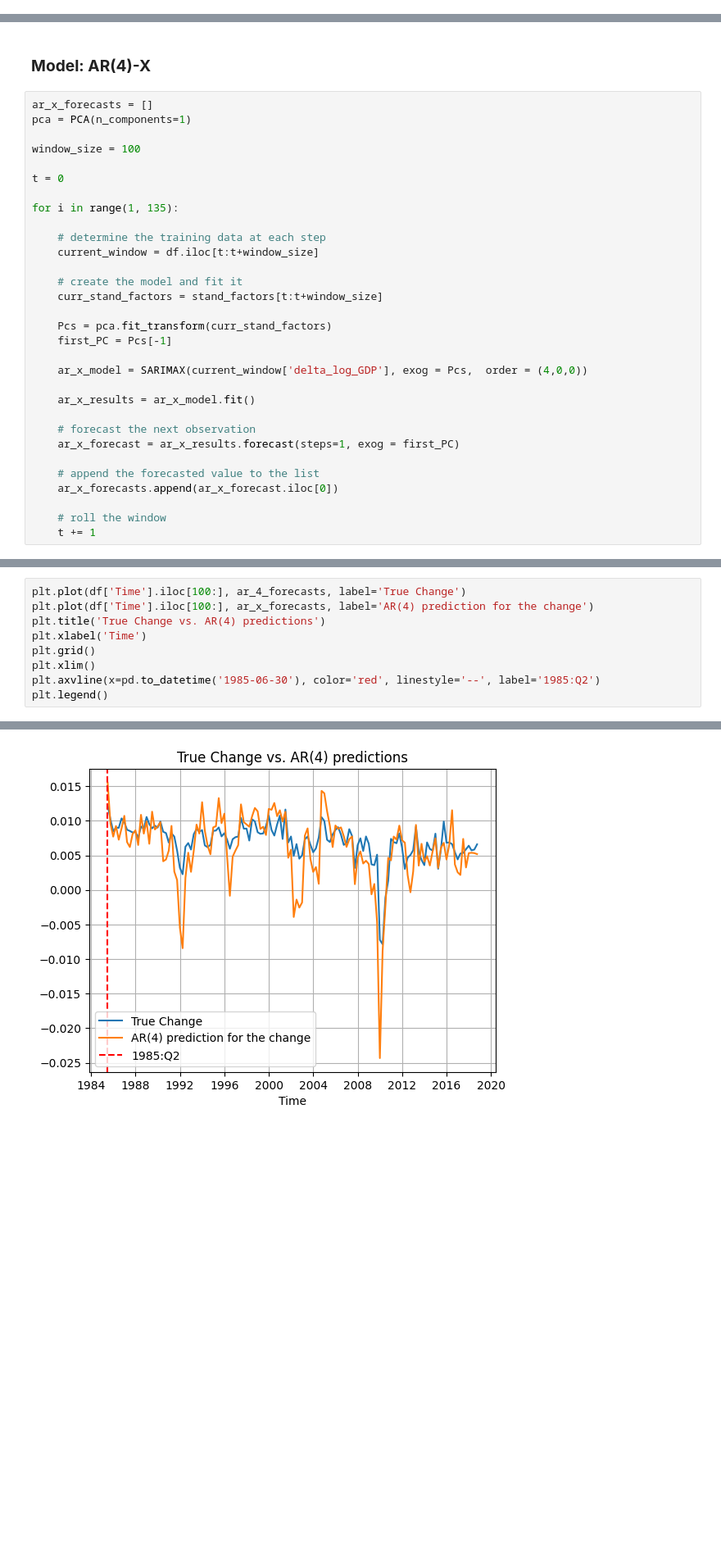
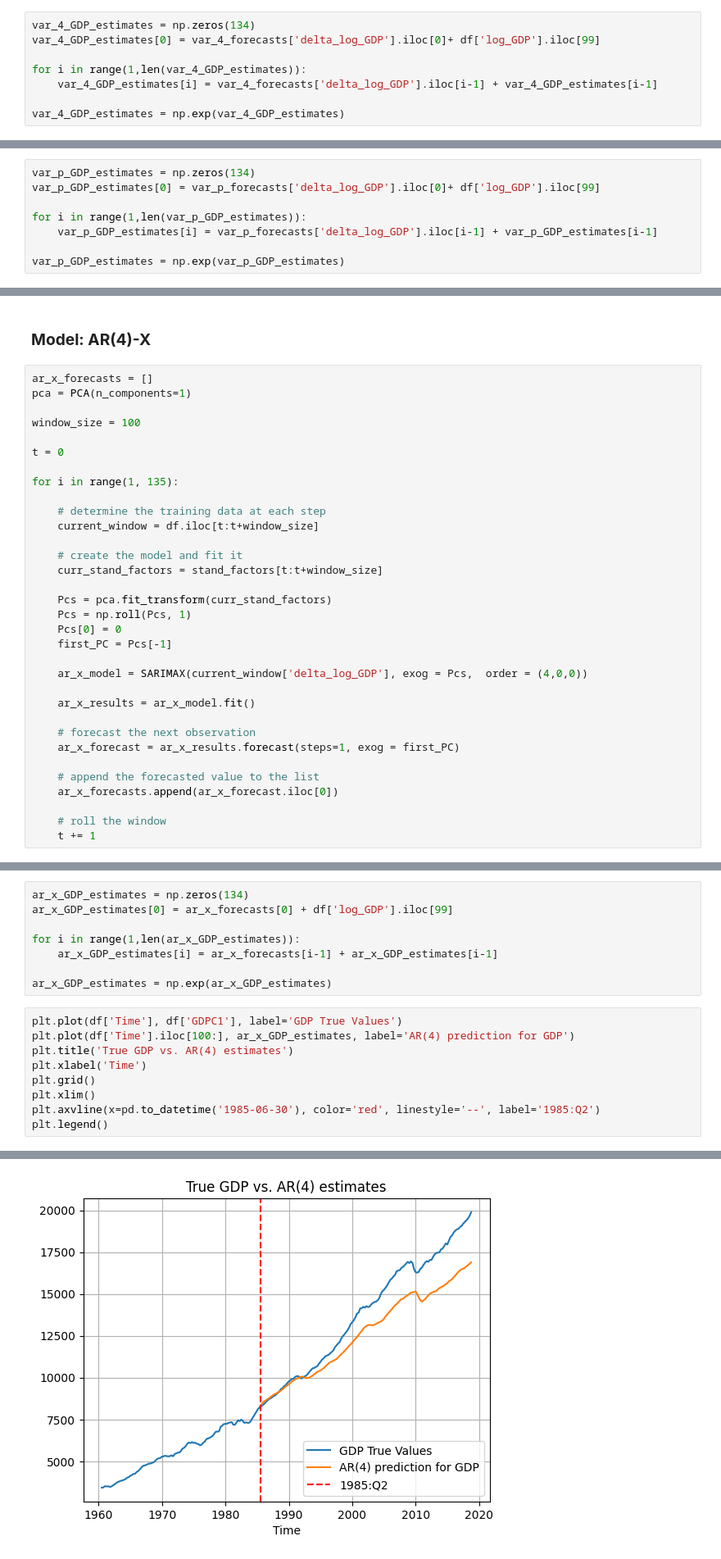
Before and after one commit to giordanovitale/Time-Series-Project, a Jupyter notebook: ts_project.ipynb, the cells around one changed output, grey strips where cells are left out. Shown: that part at 82% size. Cells and saved outputs as stored; diff of their text form; blank space fills up the shorter version.

```diff
--- a/ts_project.ipynb
+++ b/ts_project.ipynb
@@ -217,3 +219,11 @@ for i in range(1, 135):
 
     # roll the window
     t += 1
+# %%
+var_4_GDP_estimates = np.zeros(134)
+var_4_GDP_estimates[0] = var_4_forecasts['delta_log_GDP'].iloc[0]+ df['log_GDP'].iloc[99]
+
+for i in range(1,len(var_4_GDP_estimates)):
+    var_4_GDP_estimates[i] = var_4_forecasts['delta_log_GDP'].iloc[i-1] + var_4_GDP_estimates[i-1]
+
+var_4_GDP_estimates = np.exp(var_4_GDP_estimates)
@@ -254 +274,9 @@ for i in range(1, 135):
+# %%
+var_p_GDP_estimates = np.zeros(134)
+var_p_GDP_estimates[0] = var_p_forecasts['delta_log_GDP'].iloc[0]+ df['log_GDP'].iloc[99]
+
+for i in range(1,len(var_p_GDP_estimates)):
+    var_p_GDP_estimates[i] = var_p_forecasts['delta_log_GDP'].iloc[i-1] + var_p_GDP_estimates[i-1]
+
+var_p_GDP_estimates = np.exp(var_p_GDP_estimates)
 # %%
@@ -298,6 +310,8 @@ for i in range(1, 135):
     curr_stand_factors = stand_factors[t:t+window_size]
 
     Pcs = pca.fit_transform(curr_stand_factors)
+    Pcs = np.roll(Pcs, 1)
+    Pcs[0] = 0
     first_PC = Pcs[-1]
 
     ar_x_model = SARIMAX(current_window['delta_log_GDP'], exog = Pcs,  order = (4,0,0))
@@ -332,12 +329,20 @@ Name: delta_log_GDP, Length: 134, dtype: float64
+# %%
+ar_x_GDP_estimates = np.zeros(134)
+ar_x_GDP_estimates[0] = ar_x_forecasts[0] + df['log_GDP'].iloc[99]
+
+for i in range(1,len(ar_x_GDP_estimates)):
+    ar_x_GDP_estimates[i] = ar_x_forecasts[i-1] + ar_x_GDP_estimates[i-1]
+
+ar_x_GDP_estimates = np.exp(ar_x_GDP_estimates)
 # %%
-plt.plot(df['Time'].iloc[100:], ar_4_forecasts, label='True Change')
-plt.plot(df['Time'].iloc[100:], ar_x_forecasts, label='AR(4) prediction for the change')
-plt.title('True Change vs. AR(4) predictions')
+plt.plot(df['Time'], df['GDPC1'], label='GDP True Values')
+plt.plot(df['Time'].iloc[100:], ar_x_GDP_estimates, label='AR(4) prediction for GDP')
+plt.title('True GDP vs. AR(4) estimates')
 plt.xlabel('Time')
 plt.grid()
 plt.xlim()
 plt.axvline(x=pd.to_datetime('1985-06-30'), color='red', linestyle='--', label='1985:Q2')
 plt.legend()
 # %% [output]
 <matplotlib.legend.Legend at 0x...>
-[figure, old version]
+[figure, new version]
```
Also changed, not shown: parts of 12 cells of this notebook.
